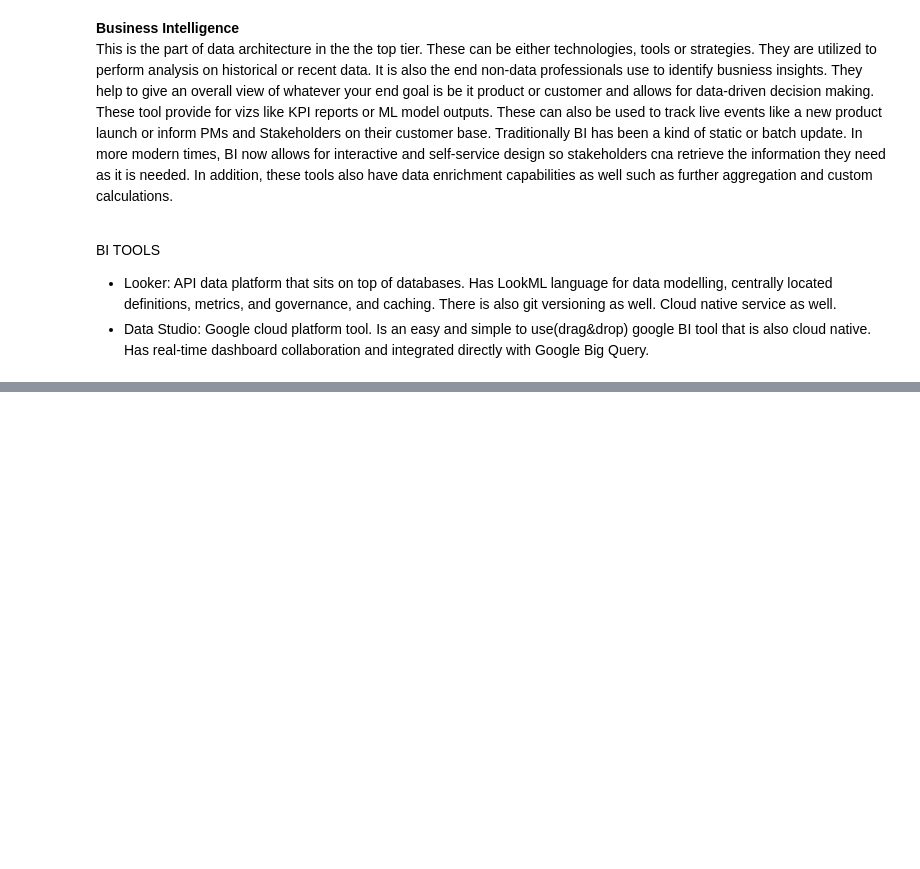
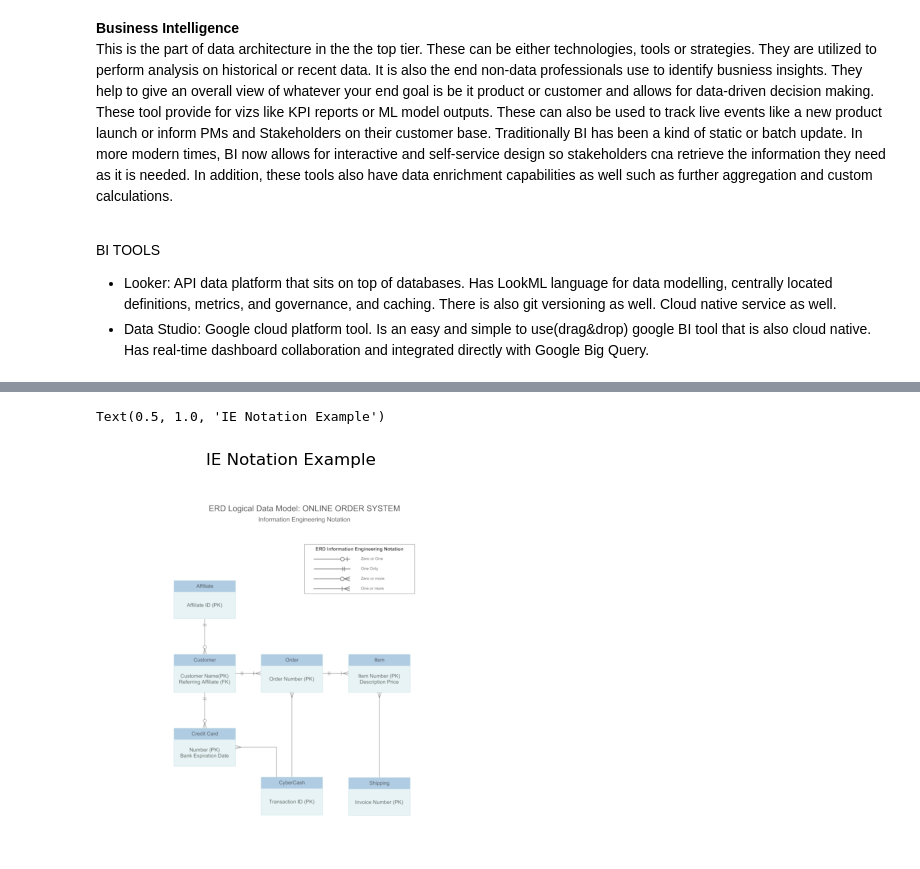
Before and after one commit to Trevor-Amadeus-Fingland/analytics-engineering-notes, a Jupyter notebook: analytics_engineering_folder/udemy-notes.ipynb, the cells around one changed output, grey strips where cells are left out. Drawn from its saved outputs; the diff is of its cells as text; code cells hidden in the pictures; blank space fills up the shorter version.

```diff
--- a/analytics_engineering_folder/udemy-notes.ipynb
+++ b/analytics_engineering_folder/udemy-notes.ipynb
@@ -186,0 +210,16 @@ ELT assignment according to standard architecture defined in previous lecture:<b
+# %%
+# how to render images directly in jupyter
+# import pillow library and pyplot from matplot lib
+from PIL import Image
+import matplotlib.pyplot as plt
+# only need to open the file and then call it with plt functions
+img_ie = Image.open('/Users/trevorfingland/Desktop/ie-notation-logical-data-model.png')
+img_chen =Image.open('/Users/trevorfingland/Desktop/da46ca69-262d-40d9-893a-883f30a2061d.png')
+# %%
+# call imshow function, title if needed and I chose to drop axes since it is a numerical plot
+plt.imshow(img_ie)
+plt.axis('off')
+plt.title('IE Notation Example')
+# %% [output]
+Text(0.5, 1.0, 'IE Notation Example')
+[figure, added]
```
Also changed, not shown: parts of 7 cells of this notebook.
